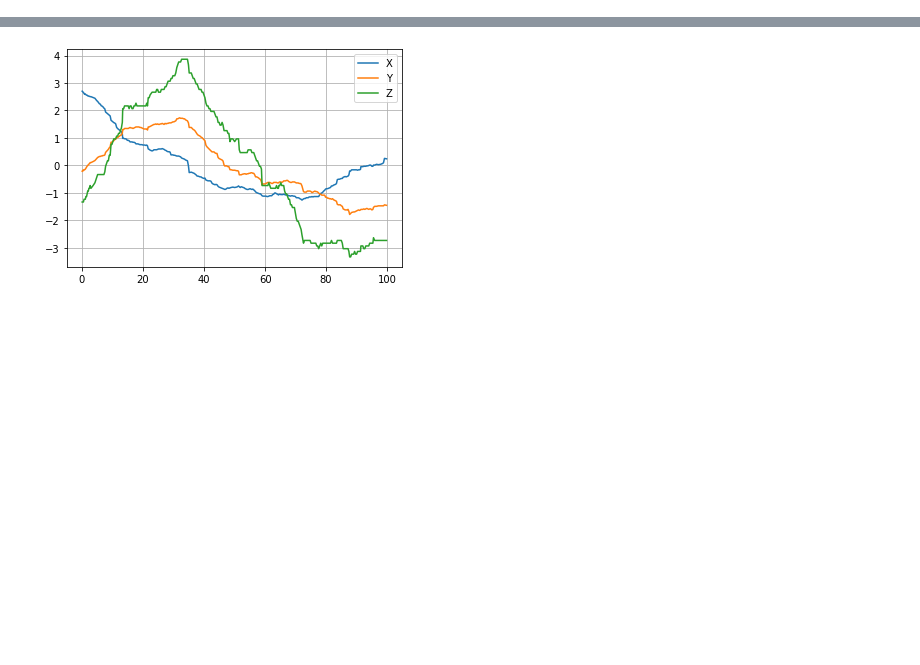
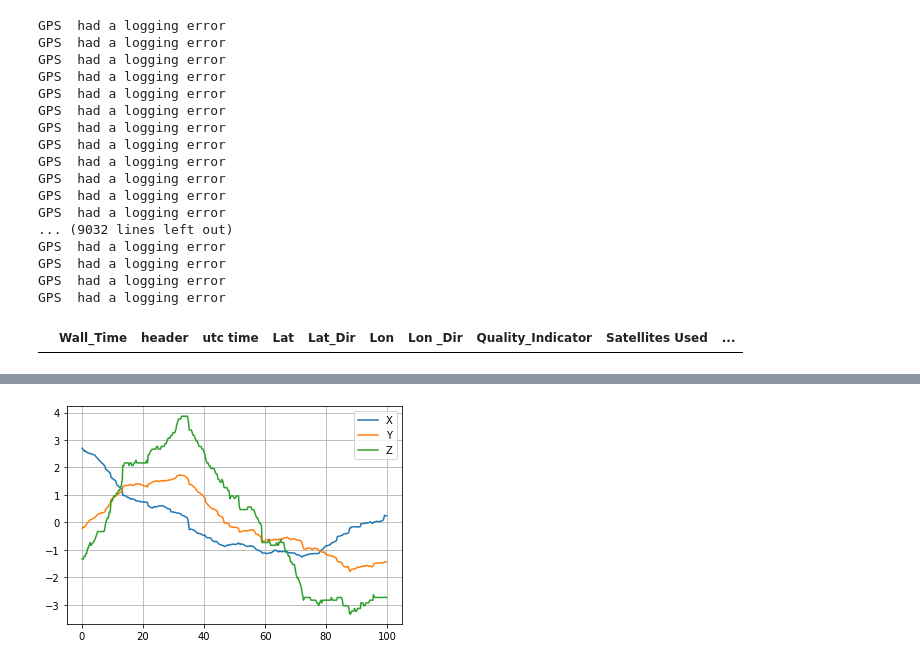
Before and after one commit to smithan7/not-so-dumb-rc-car, a Jupyter notebook: AutonomousCar/code/read_gps_and_aol.ipynb, the cells around one changed output, grey strips where cells are left out. Cells and saved outputs as stored; diff of their text form; code cells hidden in the pictures; blank space fills up the shorter version.

```diff
--- a/AutonomousCar/code/read_gps_and_aol.ipynb
+++ b/AutonomousCar/code/read_gps_and_aol.ipynb
@@ -175,40 +175,59 @@ gps_cols = ['Wall_Time',
 
 gps_types = [str, # header
         float, # utc time
         str, # lat
         str, # lat dir
         str, # lon
         str, # lon dir
         int, # quality indicator
         int, # N satellites
         float, # hdop
         float, # altitude
         str, # alt units
         float, #geoidal separation
         str, # gs units
         str, # dpgs station id
         str] # check sum
 
 def gps_proc_string(decoded_strings, c_time, gps_types):
     if decoded_strings[0] == '$GNGGA':
         # print(decoded_gps_strings)
         out = [ty(st) for st, ty in zip(decoded_strings, gps_types)]
         out[2] = extract_lat(out[2])
         out[4] = extract_lon(out[4])
         out.insert(0, c_time)
         # print("gps_out: ", out)
         return True, out
     return False, []
 
-gps_log = Serial_Interface("GPS", gps_cols, gps_types, gps_proc_string)
-gps_log.flush_logs()
+# gps_log = Serial_Interface("GPS", gps_cols, gps_types, gps_proc_string)
+# gps_log.flush_logs()
 
-start = time.time()
-max_time = 10.0
-c_time = time.time() - start
-while c_time < max_time:
-    c_time = time.time() - start
-    gps_log.check_and_log(c_time)
+# start = time.time()
+# max_time = 10.0
+# c_time = time.time() - start
+# while c_time < max_time:
+#     c_time = time.time() - start
+#     gps_log.check_and_log(c_time)
 
-gps_log.close_and_save()
-gps_log.df.head()
+# gps_log.close_and_save()
+# gps_log.df.head()
+# %% [output]
+GPS  had a logging error
+GPS  had a logging error
+GPS  had a logging error
+GPS  had a logging error
+GPS  had a logging error
+GPS  had a logging error
+GPS  had a logging error
+GPS  had a logging error
+GPS  had a logging error
+GPS  had a logging error
+GPS  had a logging error
+GPS  had a logging error
+... (9032 lines left out)
+GPS  had a logging error
+GPS  had a logging error
+GPS  had a logging error
+GPS  had a logging error
+|  | Wall_Time | header | utc time | Lat | Lat_Dir | Lon | Lon _Dir | Quality_Indicator | Satellites Used | ... |
```
Also changed, not shown: parts of 8 cells of this notebook.
